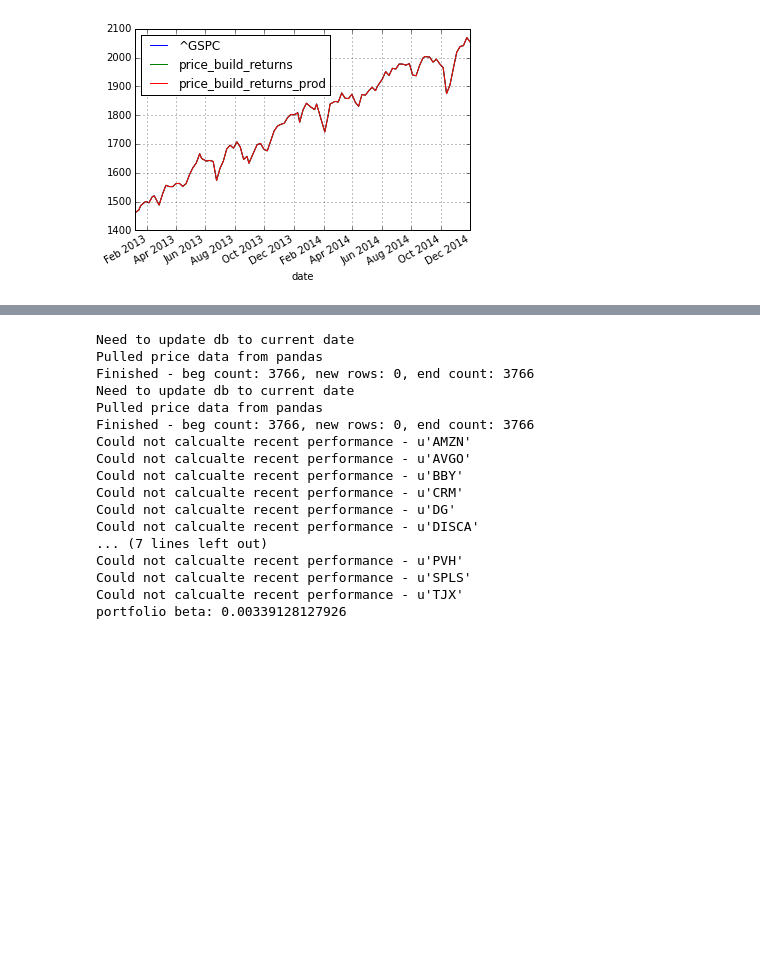
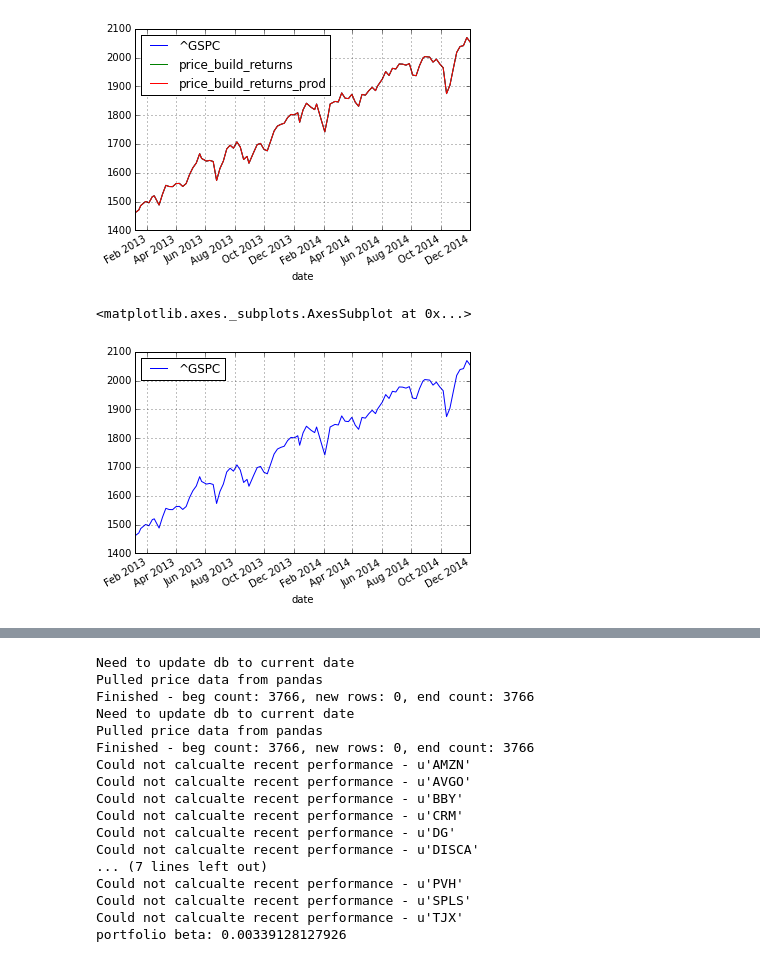
Before and after one commit to rhouck/statstrat1, a Jupyter notebook: model/Untitled1.ipynb, the cells around one changed output, grey strips where cells are left out. Cells and saved outputs as stored; diff of their text form; code cells hidden in the pictures; blank space fills up the shorter version.

```diff
--- a/model/Untitled1.ipynb
+++ b/model/Untitled1.ipynb
@@ -68,3 +68,9 @@ index.plot()
 # %% [output]
 <matplotlib.axes._subplots.AxesSubplot at 0x...>
 [figure]
+# %%
+date_range = index.index[index.index > datetime.datetime(2012,12,31,0,0)]
+index.ix[date_range].plot()
+# %% [output]
+<matplotlib.axes._subplots.AxesSubplot at 0x...>
+[figure, added]
```
Also changed, not shown: parts of 1 cell of this notebook, 3 other files.
